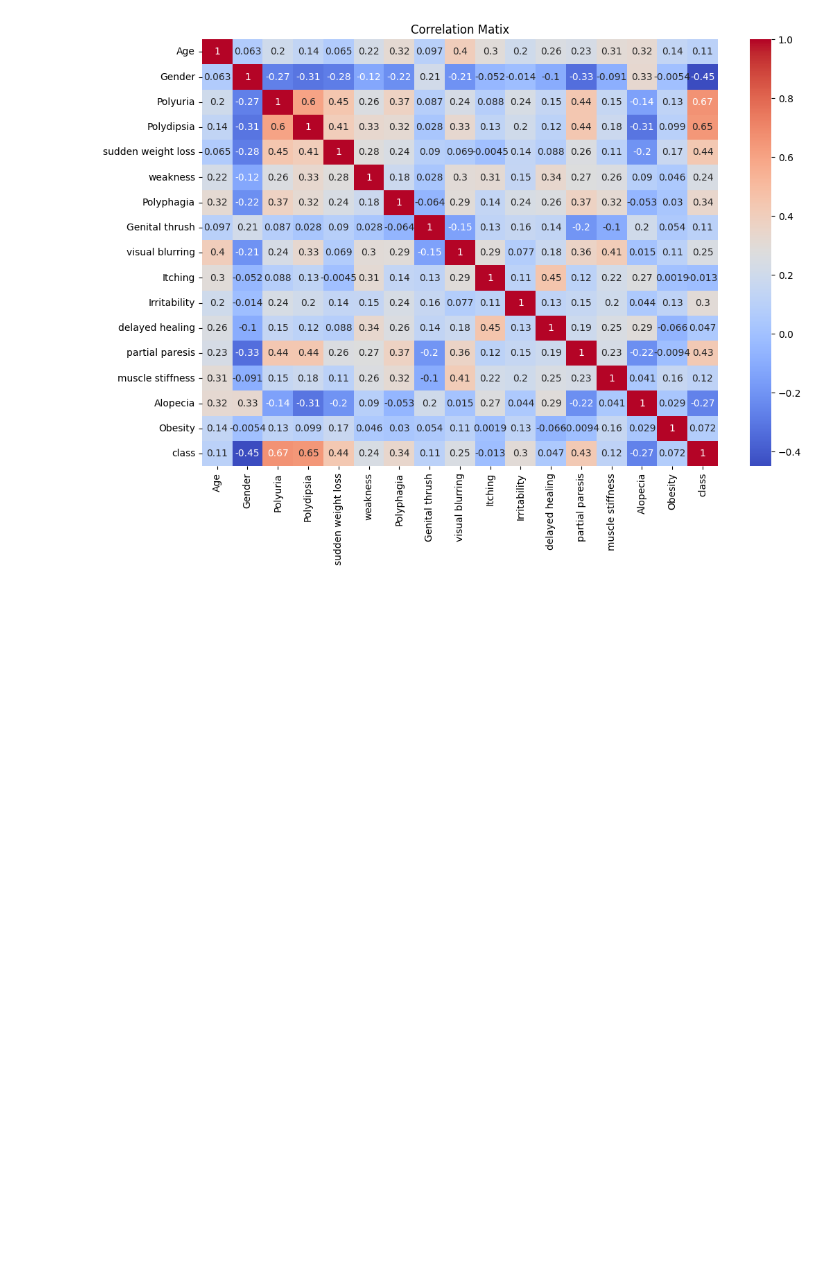
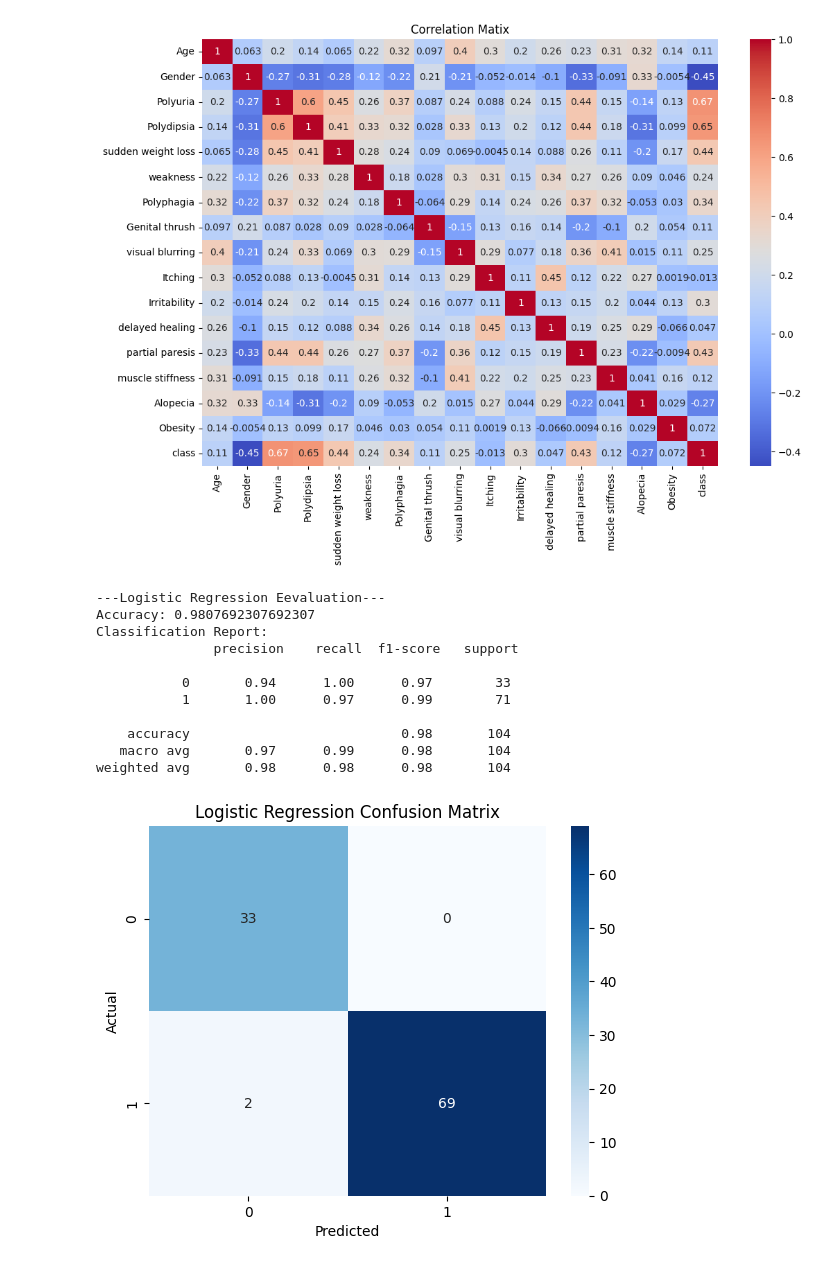
Before and after one commit to Girij1718/Predicting-Diabetes-Risk-Using-Health-and-Lifestyle-Indicators, a Jupyter notebook: Final_Project_.ipynb, the cells around one changed output. Drawn from its saved outputs; the diff is of its cells as text; code cells hidden in the pictures; blank space fills up the shorter version.

Commit message:
evaluated logistic regression

```diff
--- a/Final_Project_.ipynb
+++ b/Final_Project_.ipynb
@@ -143,3 +145,21 @@ def evaluate_model(y_test, y_pred, model_name):
   plt.xlabel('Predicted')
   plt.ylabel('Actual')
   plt.show()
+# %%
+#evaluate logistic regression
+from sklearn.metrics import accuracy_score, classification_report,roc_auc_score, roc_curve
+
+evaluate_model(y_test, y_pred_lr, "Logistic Regression")
+# %% [output]
+---Logistic Regression Eevaluation---
+Accuracy: 0.9807692307692307
+Classification Report:
+               precision    recall  f1-score   support
+
+           0       0.94      1.00      0.97        33
+           1       1.00      0.97      0.99        71
+
+    accuracy                           0.98       104
+   macro avg       0.97      0.99      0.98       104
+weighted avg       0.98      0.98      0.98       104
+[figure, added]
```
Also changed, not shown: parts of 1 cell of this notebook.
